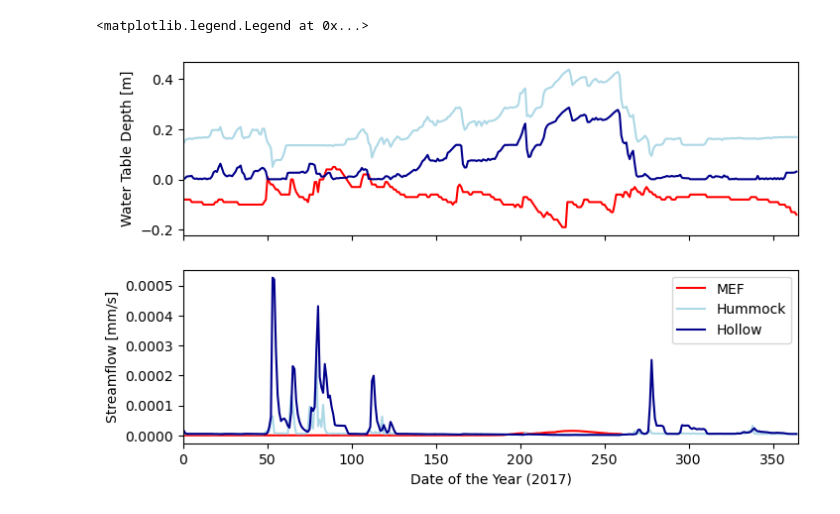
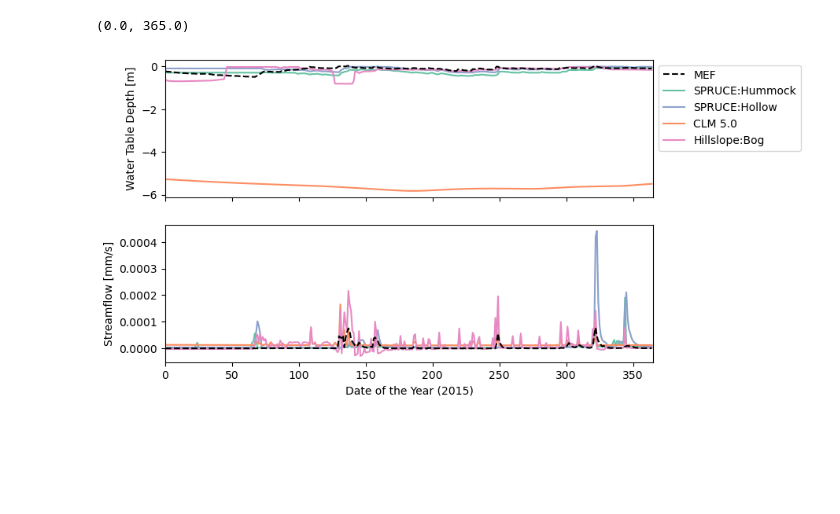
Before and after one commit to mwdjones/peatlandMIP, a Jupyter notebook: 01_hbench-data-preprocessing.ipynb, the cells around one changed output. Cells and saved outputs as stored; diff of their text form; code cells hidden in the pictures; blank space fills up the shorter version.

Commit message:
organized and set up hbench for CLM data

```diff
--- a/01_hbench-data-preprocessing.ipynb
+++ b/01_hbench-data-preprocessing.ipynb
@@ -36,24 +54,17 @@ wte = wte[wte.PEATLAND == 'S2'].reset_index(drop = True)
 wte['WTD'] = -(422.0 - wte.WTE)
 # %%
 '''Load calibration Streamflow data'''
-infile2  ="https://pasta.lternet.edu/package/data/eml/edi/573/1/2aca4b900546e80ed7dd409ff1ad9787".strip()
-infile2  = infile2.replace("https://","http://")
+dt2 =pd.read_csv('./Streamflow_daily.csv', skiprows = 1, sep = ",",
+                 names = ["Date", "Watershed", "Q_Ls" , "Q_cfs", "Q_cmday"],
+                 parse_dates=['Date'],
+                 na_values={'Q_cfs':['NA',], 'Q_Ls':['NA',], 'Q_cmday':['NA',],})
 
-dt2 =pd.read_csv(infile2, skiprows = 1, sep = ",",
-                 names = ["Peatland", "DateTime", "Stage_ft", "Q_cfs", "q_mmh", "q_interval"],
-                 parse_dates=['DateTime'],
-                 na_values={'Q_cfs':['NA',], 'q_mmh':['NA',], 'q_interval':['NA',],})
+dt2.Watershed=dt2.Watershed.astype('category')
 
-dt2.Peatland=dt2.Peatland.astype('category')
-dt2=dt2.assign(DateTime_datetime=pd.to_datetime(dt2.DateTime,errors='coerce'))
-dt2.Q_cfs=pd.to_numeric(dt2.Q_cfs,errors='coerce')
-dt2.q_mmh=pd.to_numeric(dt2.q_mmh,errors='coerce')
-dt2.q_interval=pd.to_numeric(dt2.q_interval,errors='coerce')
-
-# Pull out 2017 year
-stream = dt2[dt2.DateTime.dt.year == 2017]
-stream = stream[stream.Peatland == 'S2'].reset_index(drop = True)
-stream['q_mms'] = stream.q_mmh/(60*60)
+# Pull out calibration year
+stream = dt2[dt2.Date.dt.year == calibyear]
+stream = stream[stream.Watershed == 'S2'].reset_index(drop = True)
+stream['Q_mms'] = stream.Q_cmday*(10/(24*60*60))
 # %%
 HILLSLOPEuncalib
 # %% [output]
@@ -97,25 +108,29 @@ Data variables: (12/541)
 # %%
 '''Plot Model Results'''
 fig, [ax1, ax2] = plt.subplots(2, 1, figsize = (8, 5),
                               sharex = True)
 
 #Plot Marcell data
-ax1.plot(wte.WTD, color = 'red', label ='MEF')
-ax2.plot(stream.q_mms, color = 'red', label ='MEF')
+ax1.plot(wte.WTD, color = 'black', label ='MEF', linestyle = '--', zorder = 5)
+ax2.plot(stream.Q_mms, color = 'black', linestyle = '--', zorder = 5)
 
 #Plot model data
-ax1.plot(SPRUCEuncalib.ZWT.isel(lndgrid = [0]), color = 'lightblue')
-ax1.plot(SPRUCEuncalib.ZWT.isel(lndgrid = [1]), color = 'darkblue')
+ax1.plot(-SPRUCEuncalib.ZWT.isel(lndgrid = [0]), color = pal[0], label = "SPRUCE:Hummock",)
+ax1.plot(-SPRUCEuncalib.ZWT.isel(lndgrid = [1]), color = pal[2], label = "SPRUCE:Hollow")
+ax1.plot(-CLMuncalib.ZWT, color = pal[1], label = 'CLM 5.0')
+ax1.plot(-HILLSLOPEuncalib.sel(column = 1).ZWT, color = pal[3], label = "Hillslope:Bog")
 
-ax2.plot(SPRUCEuncalib.QRUNOFF.isel(lndgrid = [0]), color = 'lightblue', label = "Hummock")
-ax2.plot(SPRUCEuncalib.QRUNOFF.isel(lndgrid = [1]), color = 'darkblue', label = "Hollow")
+ax2.plot(SPRUCEuncalib.QRUNOFF.isel(lndgrid = [0]), color = pal[0])
+ax2.plot(SPRUCEuncalib.QRUNOFF.isel(lndgrid = [1]), color = pal[2])
+ax2.plot(CLMuncalib.QRUNOFF, color = pal[1])
+ax2.plot(HILLSLOPEuncalib.sel(column = 1).QRUNOFF, color = pal[3])
 
 #Plot spcifics
-ax2.set_xlabel('Date of the Year (2017)')
+ax2.set_xlabel('Date of the Year (' + str(calibyear) + ')')
 ax1.set_ylabel('Water Table Depth [m]')
 ax2.set_ylabel('Streamflow [mm/s]')
+ax1.legend(bbox_to_anchor = (1, 1))
 plt.xlim(0, 365)
-plt.legend()
 # %% [output]
-<matplotlib.legend.Legend at 0x...>
+(0.0, 365.0)
-[figure, old version]
+[figure, new version]
```
Also changed, not shown: parts of 13 cells of this notebook, 17 other files.
